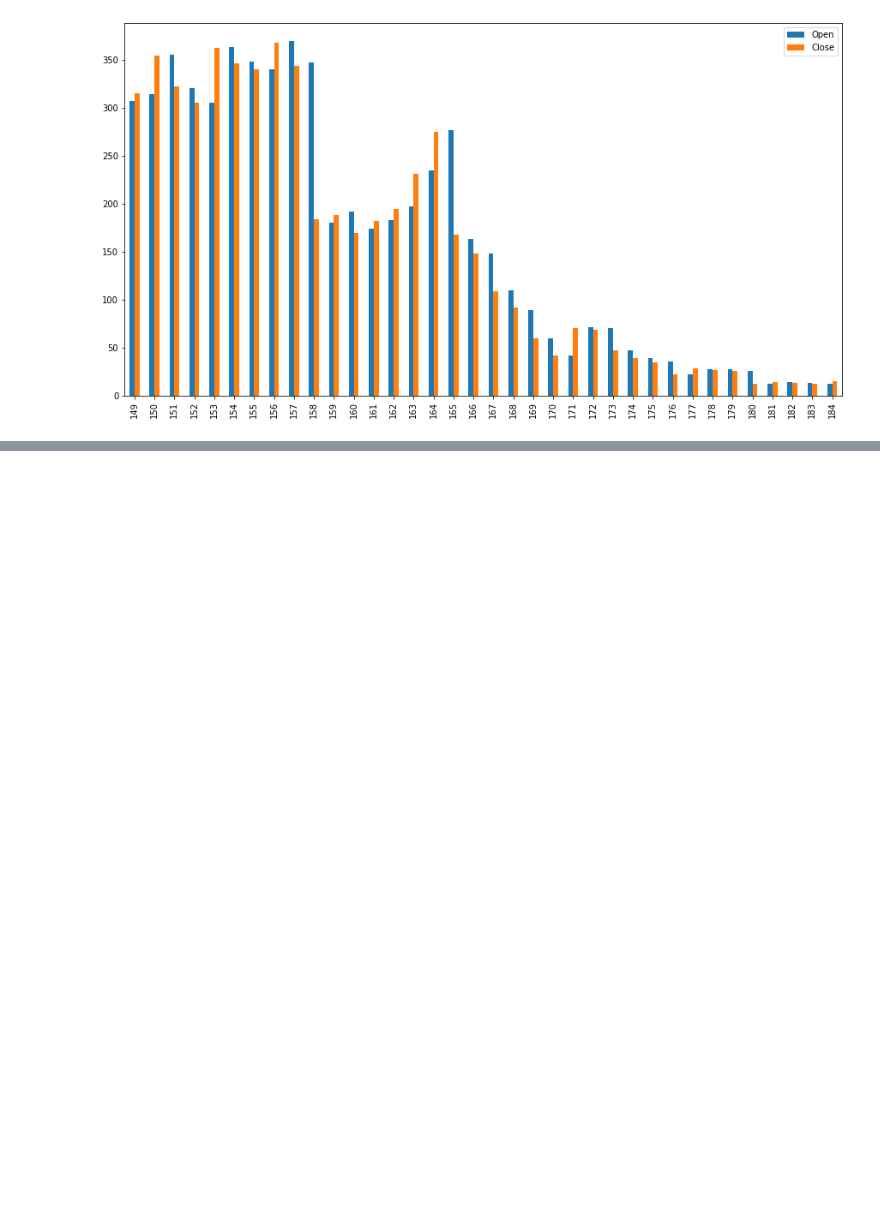
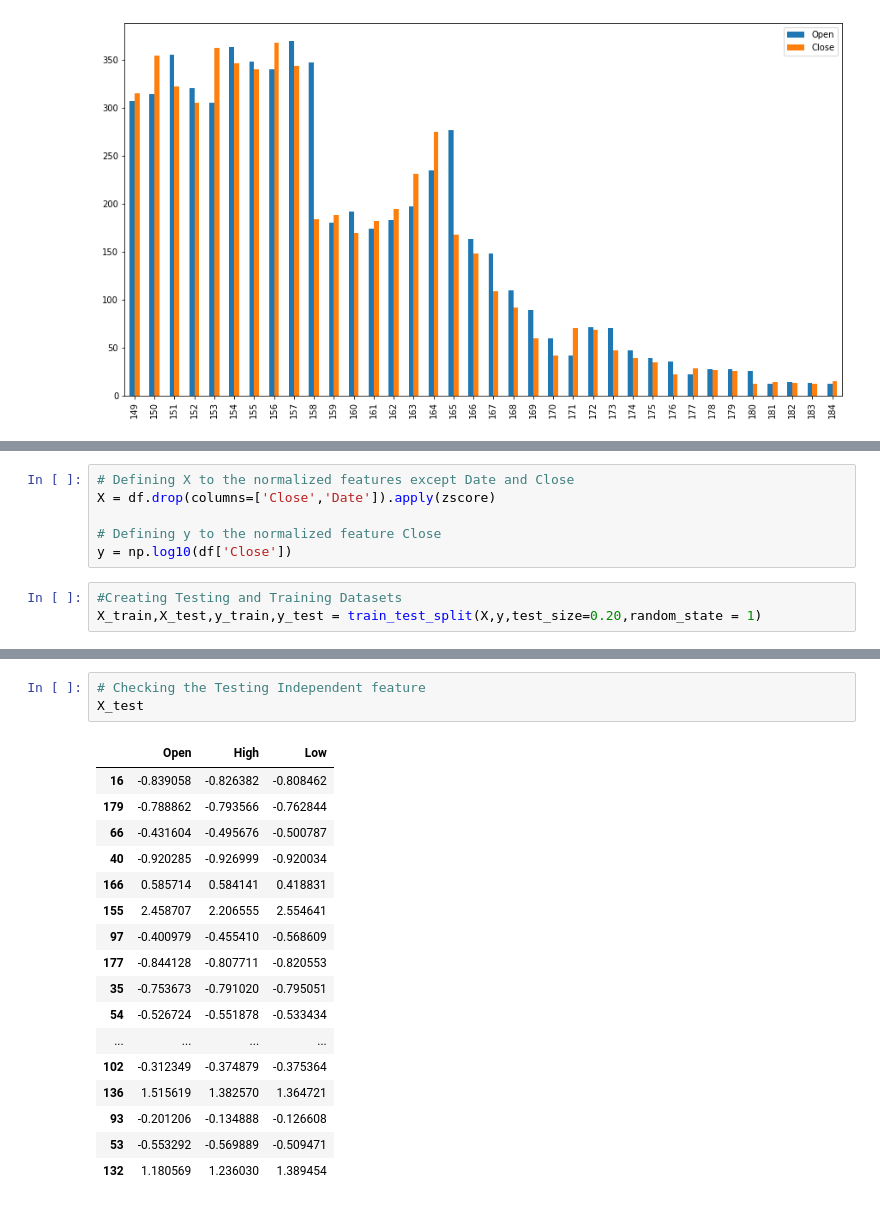
Before and after one commit to prav87654/Regression-YesBank-Stock-Prediction, a Jupyter notebook: Yes_Bank_Stock_Prediction(Praveen_S)_Regression_model.ipynb, the cells around one changed output, grey strips where cells are left out. Saved outputs shown, nothing was run; the diff lists cells and outputs as text; blank space fills up the shorter version.

```diff
--- a/Yes_Bank_Stock_Prediction(Praveen_S)_Regression_model.ipynb
+++ b/Yes_Bank_Stock_Prediction(Praveen_S)_Regression_model.ipynb
@@ -262,0 +265,9 @@ df[['Open','Close']].tail(36).plot(kind='bar',figsize=(15,8))
+# %%
+# Defining X to the normalized features except Date and Close
+X = df.drop(columns=['Close','Date']).apply(zscore)
+
+# Defining y to the normalized feature Close
+y = np.log10(df['Close'])
+# %%
+#Creating Testing and Training Datasets
+X_train,X_test,y_train,y_test = train_test_split(X,y,test_size=0.20,random_state = 1)
@@ -262,0 +285,21 @@ df[['Open','Close']].tail(36).plot(kind='bar',figsize=(15,8))
+# %%
+# Checking the Testing Independent feature
+X_test
+# %% [output]
+|  | Open | High | Low |
+| 16 | -0.839058 | -0.826382 | -0.808462 |
+| 179 | -0.788862 | -0.793566 | -0.762844 |
+| 66 | -0.431604 | -0.495676 | -0.500787 |
+| 40 | -0.920285 | -0.926999 | -0.920034 |
+| 166 | 0.585714 | 0.584141 | 0.418831 |
+| 155 | 2.458707 | 2.206555 | 2.554641 |
+| 97 | -0.400979 | -0.455410 | -0.568609 |
+| 177 | -0.844128 | -0.807711 | -0.820553 |
+| 35 | -0.753673 | -0.791020 | -0.795051 |
+| 54 | -0.526724 | -0.551878 | -0.533434 |
+| ... | ... | ... | ... |
+| 102 | -0.312349 | -0.374879 | -0.375364 |
+| 136 | 1.515619 | 1.382570 | 1.364721 |
+| 93 | -0.201206 | -0.134888 | -0.126608 |
+| 53 | -0.553292 | -0.569889 | -0.509471 |
+| 132 | 1.180569 | 1.236030 | 1.389454 |
```
Also changed, not shown: parts of 8 cells of this notebook.
